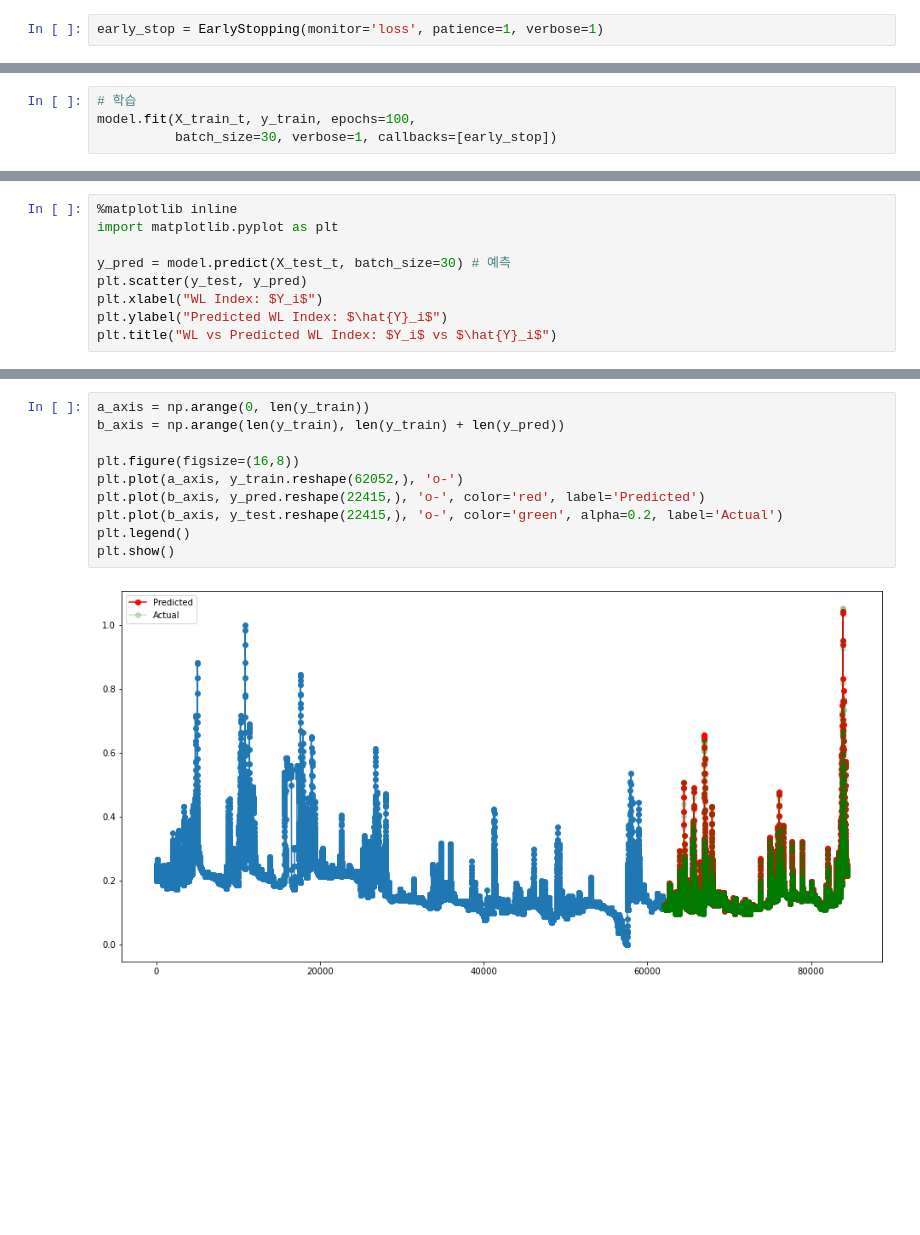
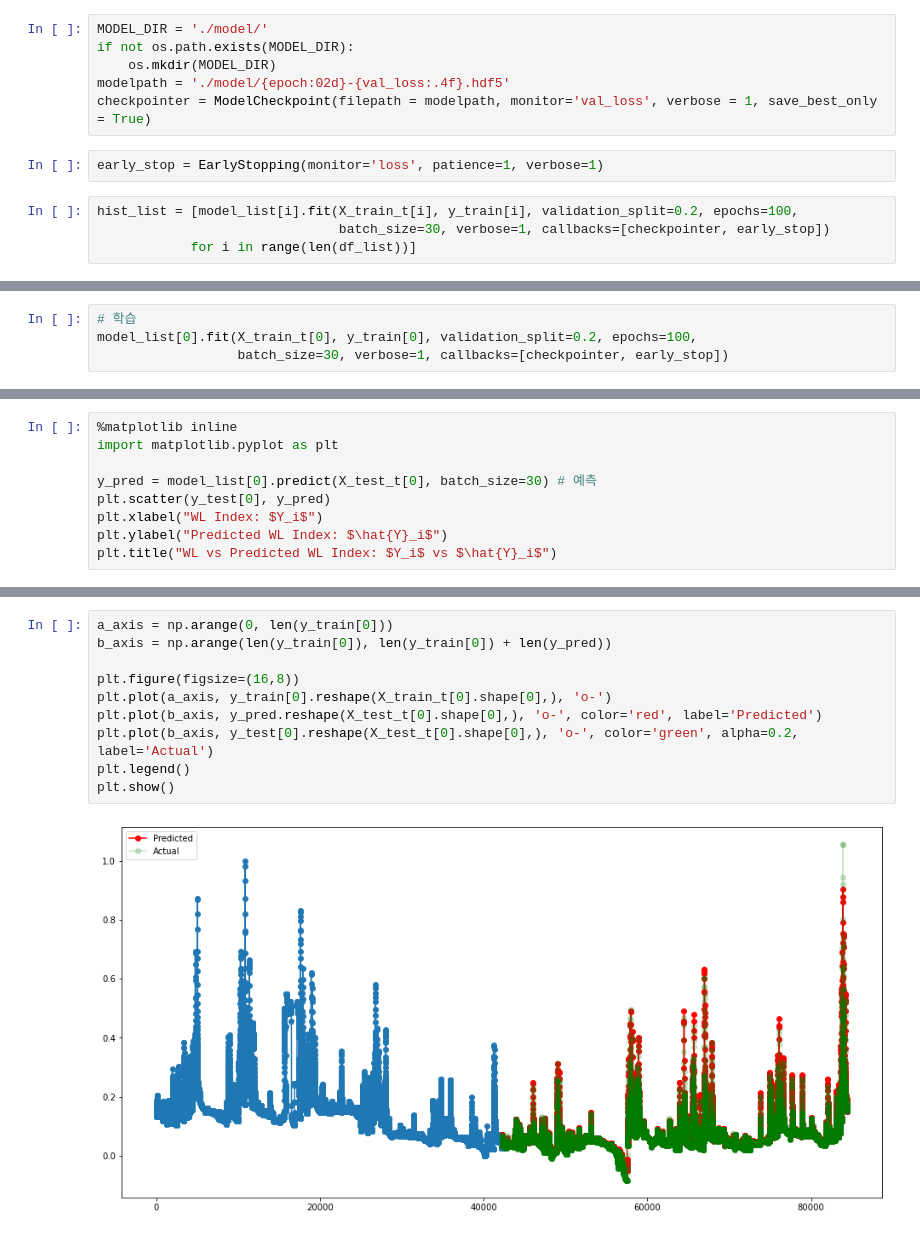
Before and after one commit to bigdata-course-KU-team11/Data_collection, a Jupyter notebook: Model/GRU.ipynb, the cells around one changed output, grey strips where cells are left out. Drawn from its saved outputs; the diff is of its cells as text; blank space fills up the shorter version.

```diff
--- a/Model/GRU.ipynb
+++ b/Model/GRU.ipynb
@@ -311,2 +321,12 @@ _________________________________________________________________
+# %%
+MODEL_DIR = './model/'
+if not os.path.exists(MODEL_DIR):
+    os.mkdir(MODEL_DIR)
+modelpath = './model/{epoch:02d}-{val_loss:.4f}.hdf5'
+checkpointer = ModelCheckpoint(filepath = modelpath, monitor='val_loss', verbose = 1, save_best_only = True)
 # %%
 early_stop = EarlyStopping(monitor='loss', patience=1, verbose=1)
+# %%
+hist_list = [model_list[i].fit(X_train_t[i], y_train[i], validation_split=0.2, epochs=100,
+                               batch_size=30, verbose=1, callbacks=[checkpointer, early_stop])
+            for i in range(len(df_list))]
@@ -313,6 +380,6 @@ early_stop = EarlyStopping(monitor='loss', patience=1, verbose=1)
 # %%
 # 학습
-model.fit(X_train_t, y_train, epochs=100,
-          batch_size=30, verbose=1, callbacks=[early_stop])
+model_list[0].fit(X_train_t[0], y_train[0], validation_split=0.2, epochs=100,
+                  batch_size=30, verbose=1, callbacks=[checkpointer, early_stop])
 # %% [output]
 Epoch 1/100
@@ -337,8 +394,8 @@ Epoch 00019: early stopping
 %matplotlib inline
 import matplotlib.pyplot as plt
 
-y_pred = model.predict(X_test_t, batch_size=30) # 예측
-plt.scatter(y_test, y_pred)
+y_pred = model_list[0].predict(X_test_t[0], batch_size=30) # 예측
+plt.scatter(y_test[0], y_pred)
 plt.xlabel("WL Index: $Y_i$")
 plt.ylabel("Predicted WL Index: $\hat{Y}_i$")
 plt.title("WL vs Predicted WL Index: $Y_i$ vs $\hat{Y}_i$")
@@ -348,12 +405,12 @@ Text(0.5, 1.0, 'WL vs Predicted WL Index: $Y_i$ vs $\\hat{Y}_i$')
 # %%
-a_axis = np.arange(0, len(y_train))
-b_axis = np.arange(len(y_train), len(y_train) + len(y_pred))
+a_axis = np.arange(0, len(y_train[0]))
+b_axis = np.arange(len(y_train[0]), len(y_train[0]) + len(y_pred))
 
 plt.figure(figsize=(16,8))
-plt.plot(a_axis, y_train.reshape(62052,), 'o-')
-plt.plot(b_axis, y_pred.reshape(22415,), 'o-', color='red', label='Predicted')
-plt.plot(b_axis, y_test.reshape(22415,), 'o-', color='green', alpha=0.2, label='Actual')
+plt.plot(a_axis, y_train[0].reshape(X_train_t[0].shape[0],), 'o-')
+plt.plot(b_axis, y_pred.reshape(X_test_t[0].shape[0],), 'o-', color='red', label='Predicted')
+plt.plot(b_axis, y_test[0].reshape(X_test_t[0].shape[0],), 'o-', color='green', alpha=0.2, label='Actual')
 plt.legend()
 plt.show()
 # %% [output]
-[figure, old version]
+[figure, new version]
```
Also changed, not shown: parts of 74 cells of this notebook.
